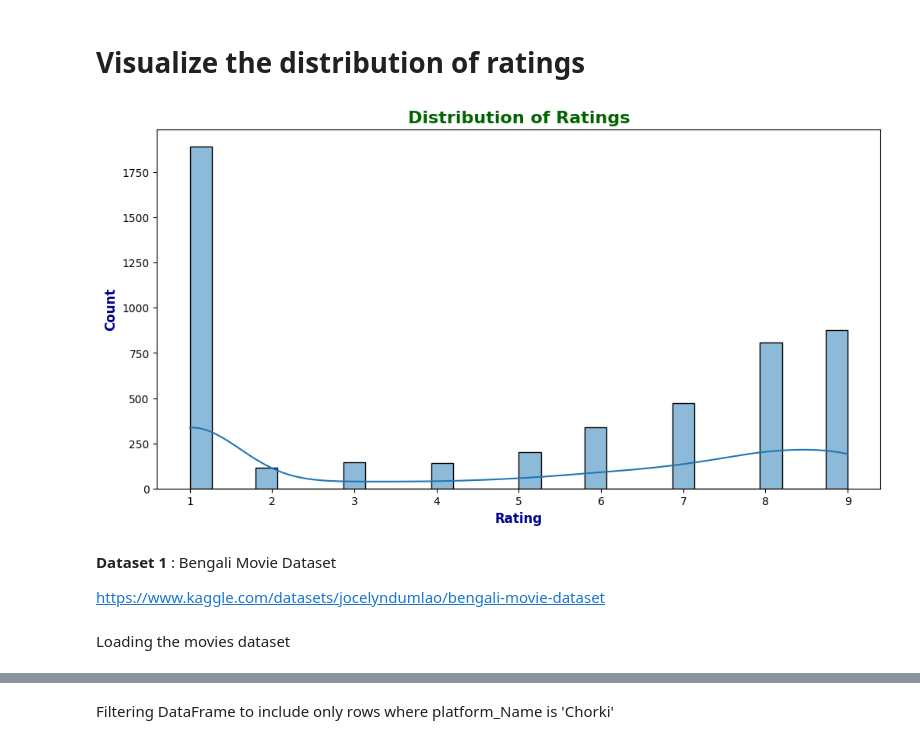
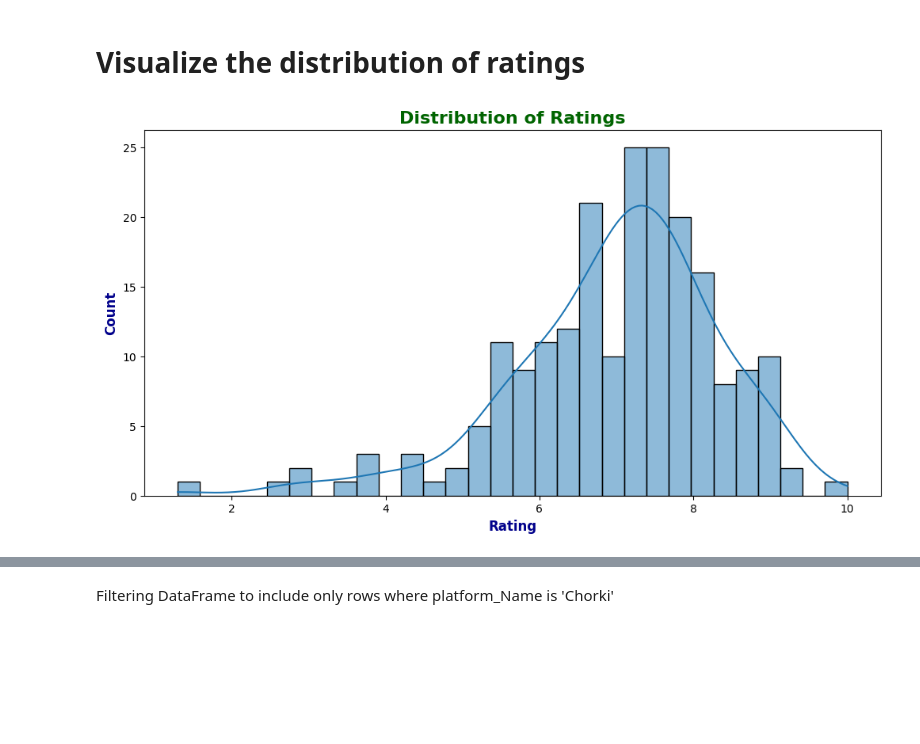
Before and after one commit to shaisad/BanglaMoviePopularityPredictor, a Jupyter notebook: Bangali_movie_ML_Project.ipynb, the cells around one changed output, grey strips where cells are left out. Cells and saved outputs as stored; diff of their text form; code cells hidden in the pictures; blank space fills up the shorter version.

```diff
--- a/Bangali_movie_ML_Project.ipynb
+++ b/Bangali_movie_ML_Project.ipynb
@@ -61,0 +63,4 @@ Saving user_rating.csv to user_rating.csv
+# %%
+movies_df.columns
+
+movies_df.dropna(inplace=True)
@@ -78,16 +97,10 @@ dtype: int64
 # %%
 plt.figure(figsize=(12, 6))
 #sns.set_style("whitegrid")
-sns.histplot(data=movies_df, x='Review Rating', bins=30, kde=True, palette='Set1')
+sns.histplot(data=movies_df, x='IMDB avg rating', bins=30, kde=True, palette='Set1')
 plt.title('Distribution of Ratings', fontsize=16, fontweight = 'bold', color = 'darkgreen')
 plt.xlabel('Rating', fontsize=12, fontweight = 'bold', color = 'darkblue')
 plt.ylabel('Count', fontsize=12, fontweight = 'bold', color = 'darkblue')
 plt.show()
 # %% [output]
-[figure, old version]
+[figure, new version]
-# %% [markdown]
-**Dataset 1** : Bengali Movie Dataset
-
-https://www.kaggle.com/datasets/jocelyndumlao/bengali-movie-dataset
-# %% [markdown]
-Loading the movies dataset
```
Also changed, not shown: parts of 22 cells of this notebook.
